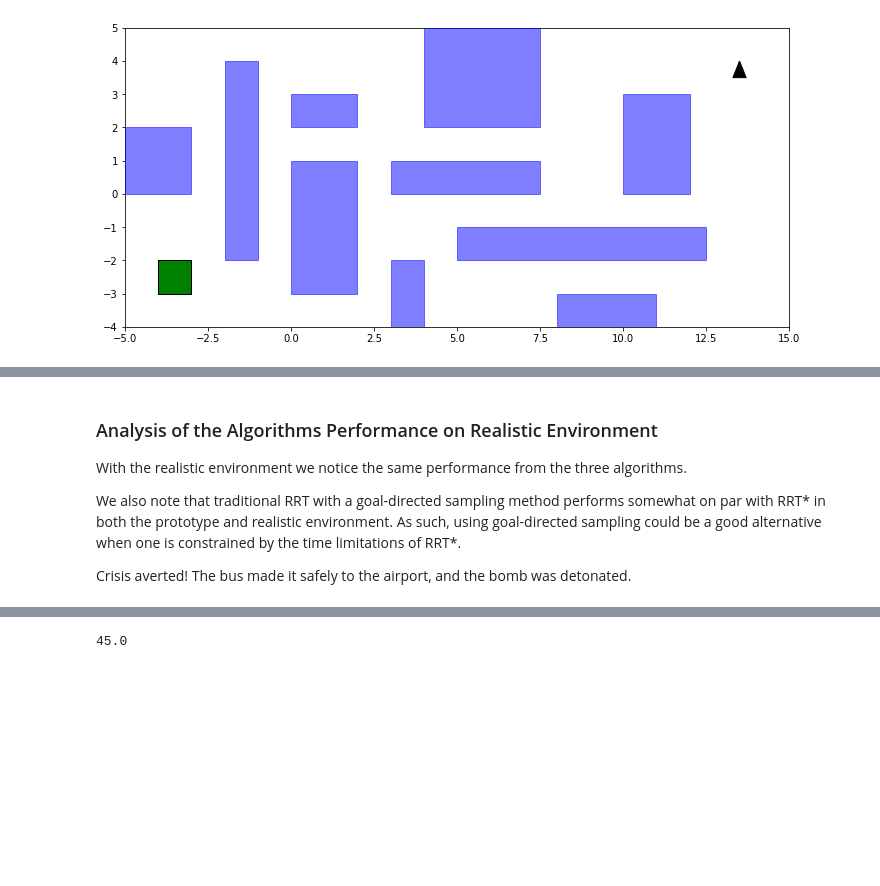
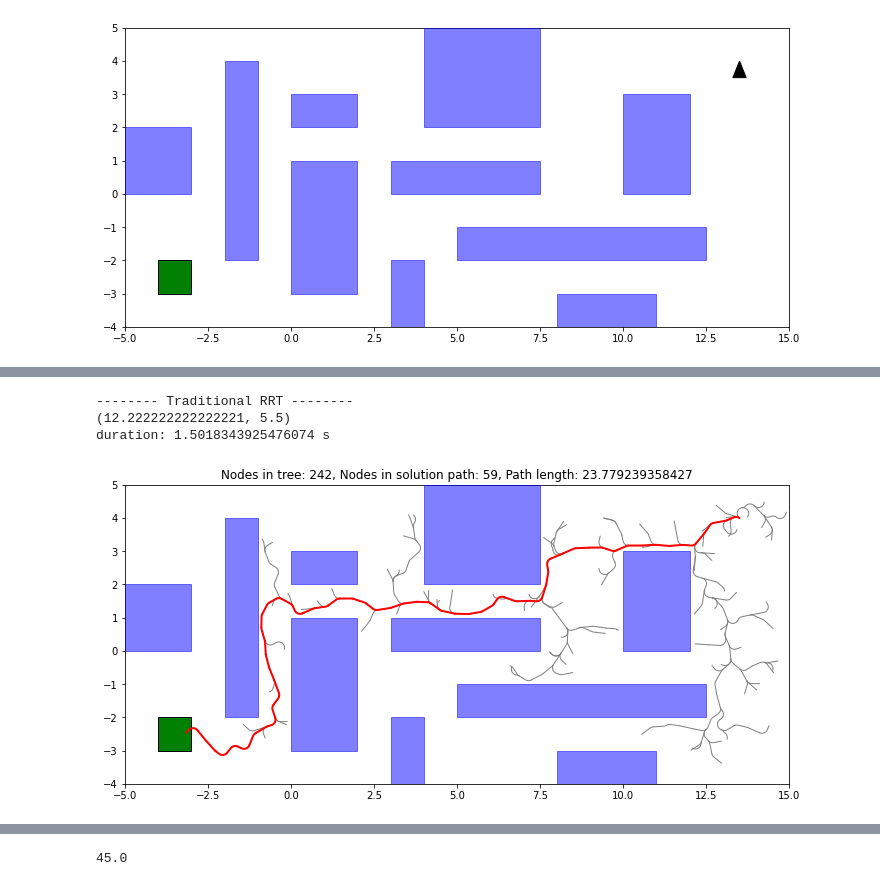
Before and after one commit to ersolog/6.877-16.413, a Jupyter notebook: code.ipynb, the cells around one changed output, grey strips where cells are left out. Drawn from its saved outputs; the diff is of its cells as text; code cells hidden in the pictures; blank space fills up the shorter version.

```diff
--- a/code.ipynb
+++ b/code.ipynb
@@ -568,7 +589,7 @@ Here is a map of Los Angeles. Notice that unlike the prototype environment, the
 ![map_motion](map.png)
 # %%
 # Create a realistic environment
-def create_environment(bounds, start, radius, goal, n, size_limits=(0.5, 1.5)):
+def create_environment(bounds, start, radius, goal, size_limits=(0.5, 1.5)):
     minx, miny, maxx, maxy = bounds
     print("Bounds: ", str(bounds))
     edges = 4
@@ -598,7 +619,7 @@ goal_region = Polygon([(-4,-3), (-3,-3), (-3,-2),(-4,-2)])
 bounds = (-5, -4, 15, 5)
 
 num_obstacles = 0
-realistic_env = create_environment(bounds, start, radius, goal_region, num_obstacles, (0.2, 0.4))
+realistic_env = create_environment(bounds, start, radius, goal_region, (0.2, 0.4))
 ax = plot_environment(realistic_env)
 plot_poly(ax, goal_region,'green')
 plot_poly(ax, start_region,'black')
@@ -629,8 +632,8 @@ duration: 161.59699201583862 s
-# %% [markdown]
-### <a name="Analysis"></a> Analysis of the Algorithms Performance on Realistic Environment
-
-With the realistic environment we notice the same performance from the three algorithms.
-
-We also note that traditional RRT with a goal-directed sampling method performs somewhat on par with RRT* in both the prototype and realistic environment. As such, using goal-directed sampling could be a good alternative when one is constrained by the time limitations of RRT*.
-
-Crisis averted! The bus made it safely to the airport, and the bomb was detonated.
+# %%
+print("-------- Traditional RRT --------")
+path = print_time(lambda: rrt(bounds, realistic_env, start, goal_region, uninformed_sample, turning_radius))
+# %% [output]
+-------- Traditional RRT --------
+(12.222222222222221, 5.5)
+duration: 1.5018343925476074 s
+[figure, added]
```
Also changed, not shown: parts of 35 cells of this notebook.
